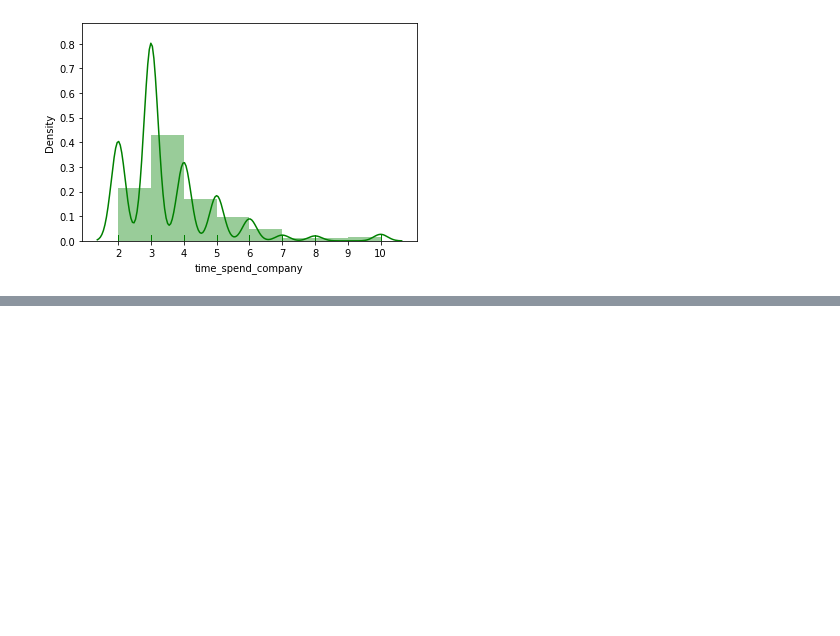
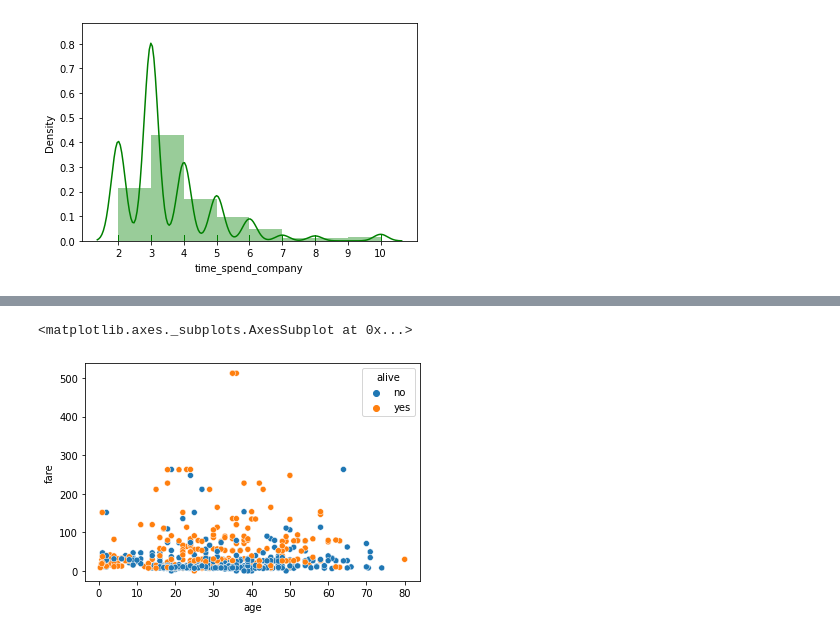
Before and after one commit to akmadan/seaborn, a Jupyter notebook: Seaborn.ipynb, the cells around one changed output, grey strips where cells are left out. Saved outputs shown, nothing was run; the diff lists cells and outputs as text; code cells hidden in the pictures; blank space fills up the shorter version.

```diff
--- a/Seaborn.ipynb
+++ b/Seaborn.ipynb
@@ -149,0 +169,6 @@ plt.xticks(bins)
+# %%
+sns.scatterplot(x = 'age' , y = 'fare',
+                data = titanic_df , hue = 'alive')
+# %% [output]
+<matplotlib.axes._subplots.AxesSubplot at 0x...>
+[figure, added]
```
Also changed, not shown: parts of 10 cells of this notebook.
